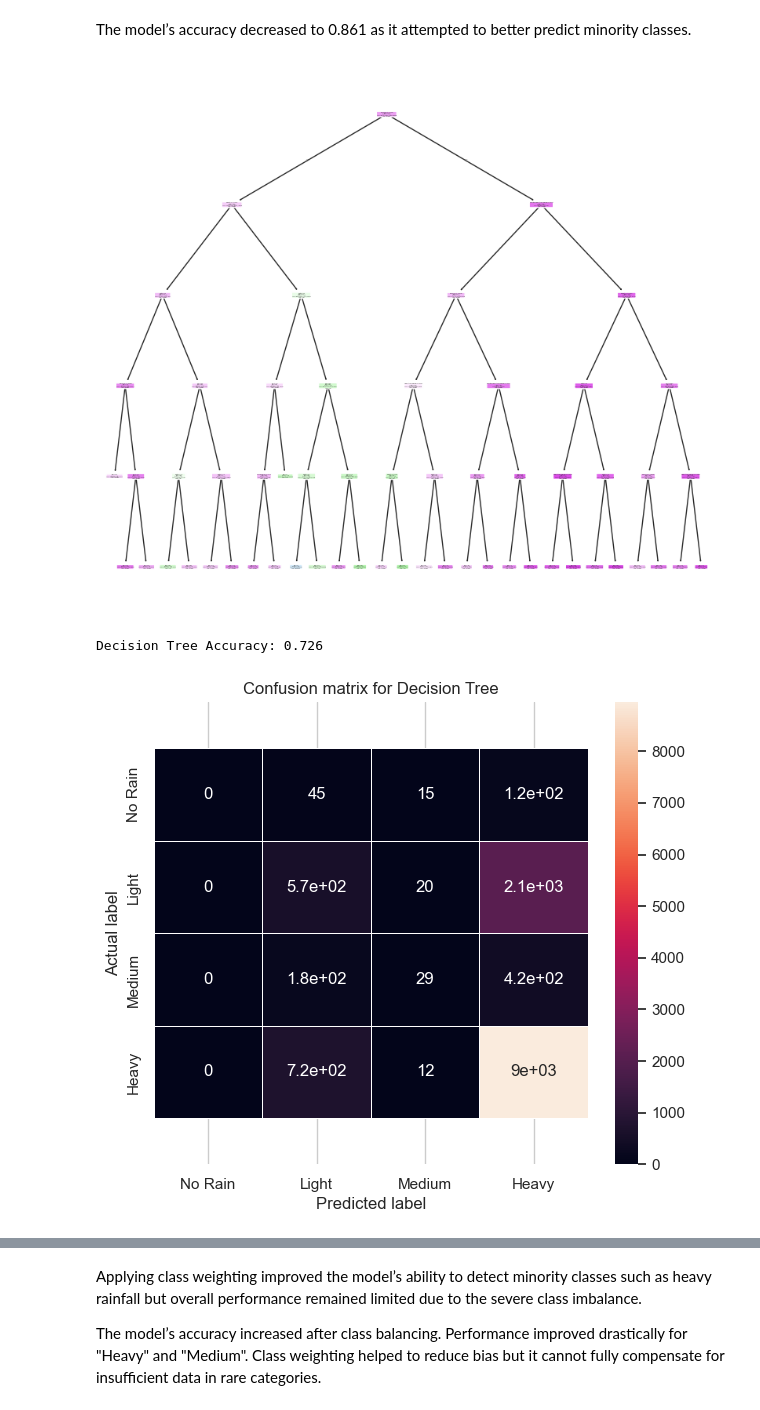
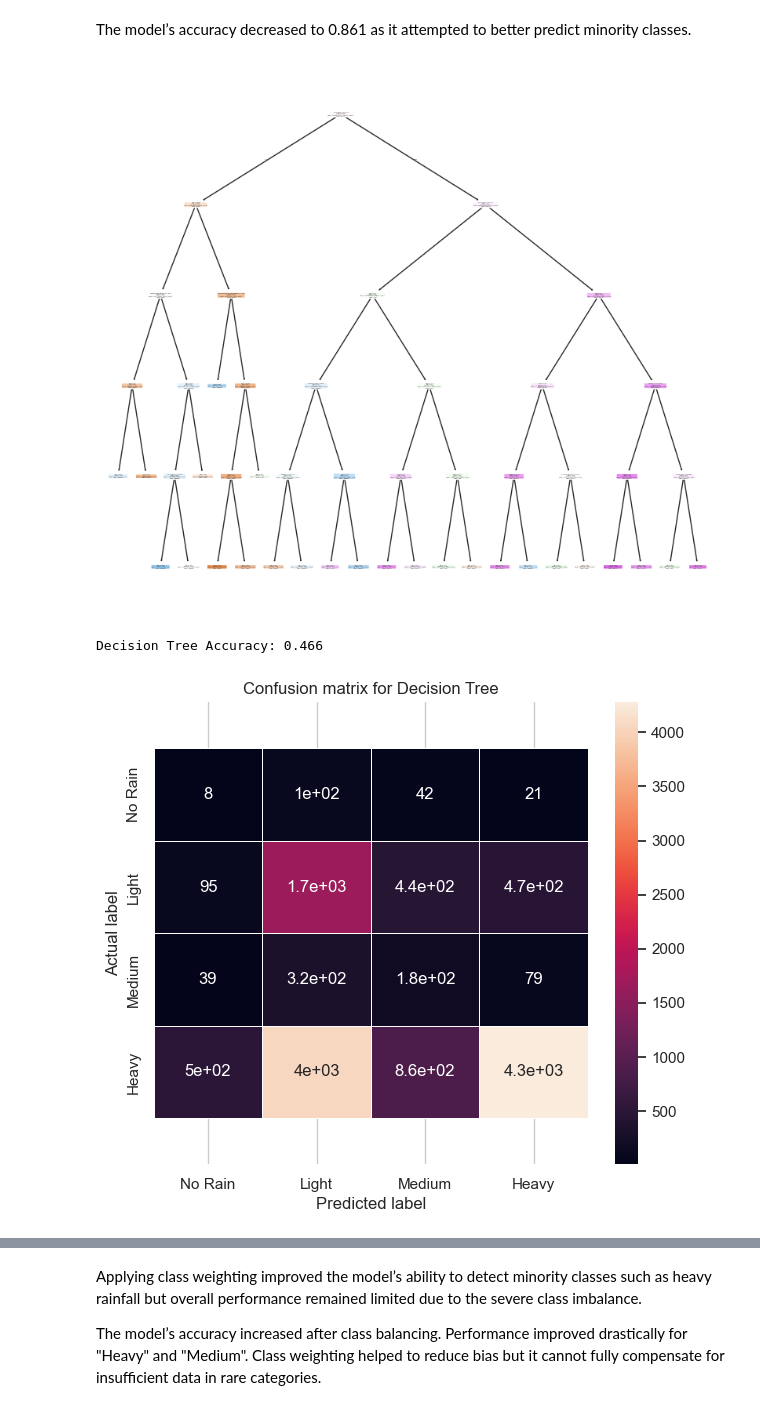
Before and after one commit to Zewen-Zhao/ADS2001_GroupMC3, a Jupyter notebook: Modelling/modelling_jiehni.ipynb, the cells around one changed output, grey strips where cells are left out. Drawn from its saved outputs; the diff is of its cells as text; code cells hidden in the pictures.

```diff
--- a/Modelling/modelling_jiehni.ipynb
+++ b/Modelling/modelling_jiehni.ipynb
@@ -131,9 +131,9 @@ Forecast shape: (831, 16)
 tscv = TimeSeriesSplit(n_splits=5)
 
 param_dist = {
-    'max_depth': [5, 10, 15, 20, 25],
-    'min_samples_split': [10, 20, 50, 100],
-    'min_samples_leaf': [5, 10, 20, 50]
+    'max_depth': [1, 3, 5, 10, 15],
+    'min_samples_split': [500, 600, 700, 800, 900, 1000],
+    'min_samples_leaf': [100, 200, 300, 400, 500]
 }
 
 rand = RandomizedSearchCV(
@@ -301,41 +301,41 @@ The model’s accuracy decreased to 0.861 as it attempted to better predict mino
 # %%
 # balance classes
 class_weight = {
-    "No Rain": 1,
-    "Light": 1.5,
-    "Moderate": 2,
-    "Heavy": 2.5
+    "No Rain": 0.6,
+    "Light": 1.9,
+    "Moderate": 8,
+    "Heavy": 43
 }
 
 data_dtc_balanced = DecisionTreeClassifier(
     random_state=42,
     min_samples_split=900,
     min_samples_leaf=200,
     max_depth=5,
     class_weight=class_weight)
 
 data_dtc_balanced = data_dtc_balanced.fit(X_train, y_train)
 
 fig, ax = plt.subplots(figsize=(10, 9))
 plot_tree(
     data_dtc_balanced,
     filled=True,
     rounded=True,
     class_names=data_dtc_balanced.classes_,
     feature_names=X.columns,
     ax=ax
 )
 plt.show()
 # %% [output]
-[figure, old version]
+[figure, new version]
 # %%
 Y_pred_balanced = data_dtc_balanced.predict(X_test)
 cm = confusion_matrix(y_test, Y_pred_balanced)
 plt_confusion_matrix(cm, ["No Rain", "Light", "Medium", "Heavy"], "Decision Tree")
 print("Decision Tree Accuracy:",np.round(accuracy_score(y_test, Y_pred_balanced),3))
 # %% [output]
-Decision Tree Accuracy: 0.726
+Decision Tree Accuracy: 0.466
-[figure, old version]
+[figure, new version]
 # %%
 data_dtc_balanced.fit(X_train, y_train)
 
```
Also changed, not shown: parts of 5 cells of this notebook.
